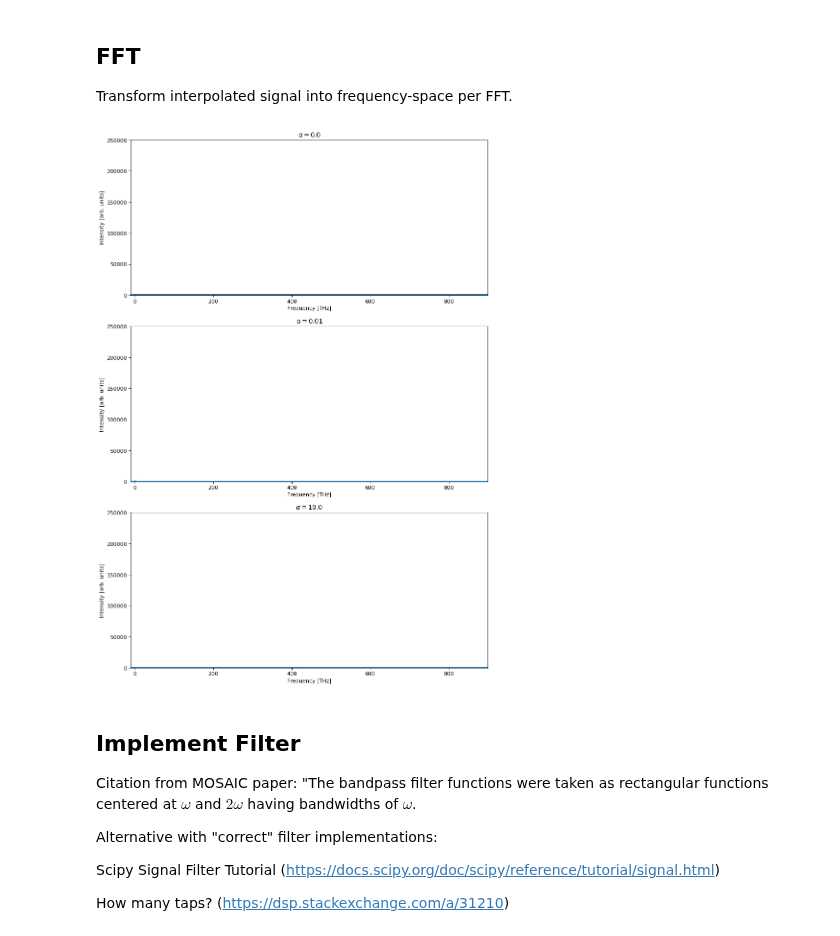
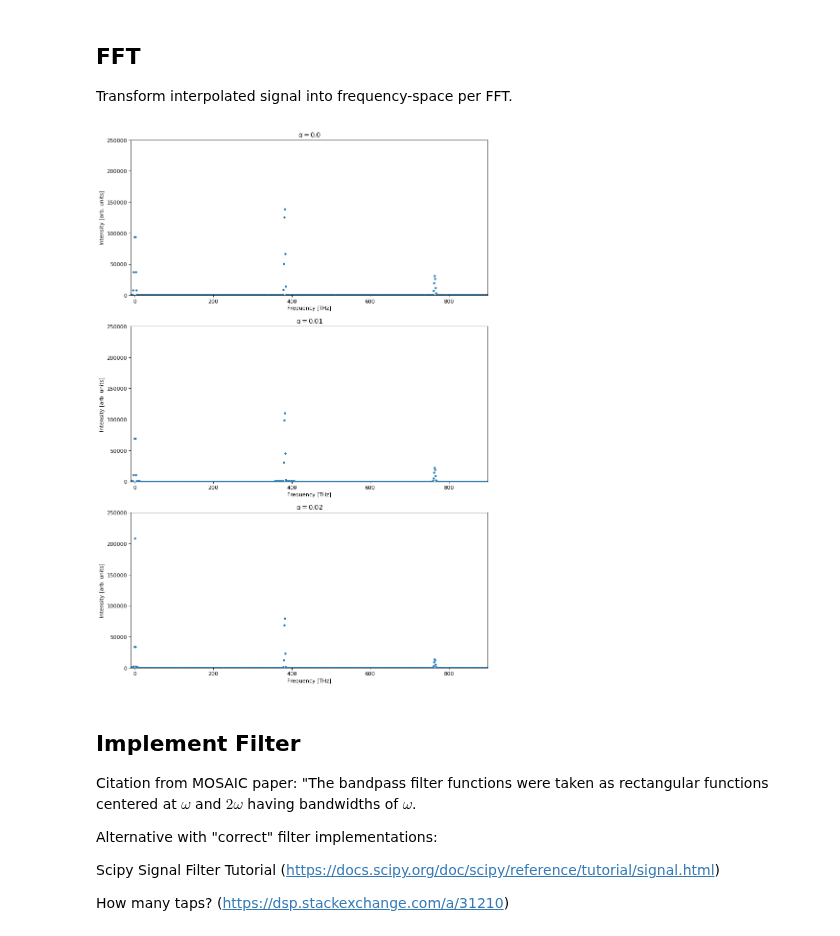
Before and after one commit to JKU-HFP/Chirp-Diagnostic, a Jupyter notebook: Filter_Simulation_Optical_Autocorrelation_of_Laser_with_Chirp.ipynb, the cells around one changed output. Drawn from its saved outputs; the diff is of its cells as text; code cells hidden in the pictures.

```diff
--- a/Filter_Simulation_Optical_Autocorrelation_of_Laser_with_Chirp.ipynb
+++ b/Filter_Simulation_Optical_Autocorrelation_of_Laser_with_Chirp.ipynb
@@ -9,13 +9,13 @@ from scipy import fftpack
 
 from IPython.core.debugger import set_trace
 # %%
-path = r"../../Data/Autocorrelator/Simulation/Autocorrelation_Simulation_Gauss_2018-09-27 14_31_40.168764.txt"
+path = r"../../Data/Autocorrelator/Simulation/Autocorrelation_Simulation_Gauss_2018-09-26 16_02_40.955852.txt"
 # %% [markdown]
 ## Change alpha_values and lambda_laser if necessary!
 # %% [markdown]
 Central wavelength $\lambda$ = 785e3 (pm).
 # %%
-alpha_values = np.array((0, 1e-2, 10))
+alpha_values = np.array((0, 1e-2, 2e-2))
 
 lambda_laser = 785e3
 frequency_laser = constants.c / lambda_laser
@@ -55,31 +55,30 @@ Transform interpolated signal into frequency-space per FFT.
 # %%
 # Plot the FFT power
 plt.figure(figsize=(12, 10), dpi=80)
 plt.subplots_adjust(top = 1.5)
 
 sample_freq_gauss = np.empty(tau_values_1.size)
 I_M_gauss_fft = np.empty((tau_values_1.size, alpha_values.size), dtype=complex)
 
 for i in range(alpha_values.size):
     # The FFT of the signal
     I_M_gauss_fft[:, i] = fftpack.fft(I_M_gauss_values_1[:,i])
     # And the power (sig_fft is of complex dtype)
     data_power = np.abs(I_M_gauss_fft[:, i])
     # The corresponding frequencies
-    sample_freq_gauss = fftpack.fftfreq(I_M_gauss_values_1[:,i].size,
-                                        d = tau_limit * 2 / tau_values_1.size)
+    sample_freq_gauss = fftpack.fftfreq(I_M_gauss_values_1[:,i].size, d = tau_limit * 2 / tau_values_1.size)
 
     plt.subplot(alpha_values.size, 1, i + 1)
     plt.title(r"$\alpha = {}$".format(alpha_values[i]))
     plt.xlabel('Frequency [THz]')
     plt.ylabel('Intensity [arb. units]')
     plt.xlim(-10, 900)
     plt.ylim(0, 250000)
     plt.plot(sample_freq_gauss, data_power, ".")
 
 plt.show()
 # %% [output]
-[figure, old version]
+[figure, new version]
 # %% [markdown]
 ## Implement Filter
 Citation from MOSAIC paper:
```
Also changed, not shown: parts of 4 cells of this notebook, 1 other file.
